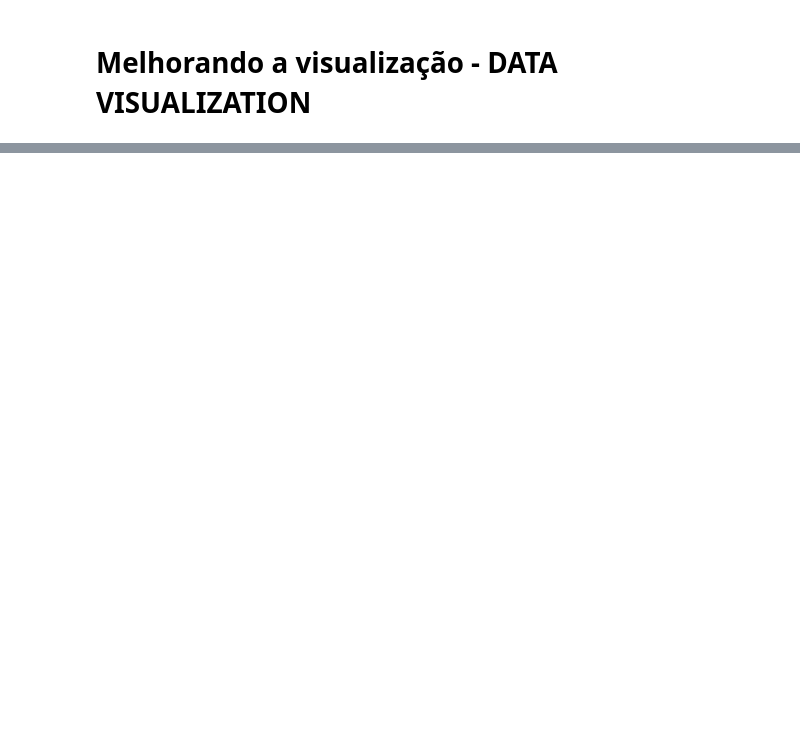
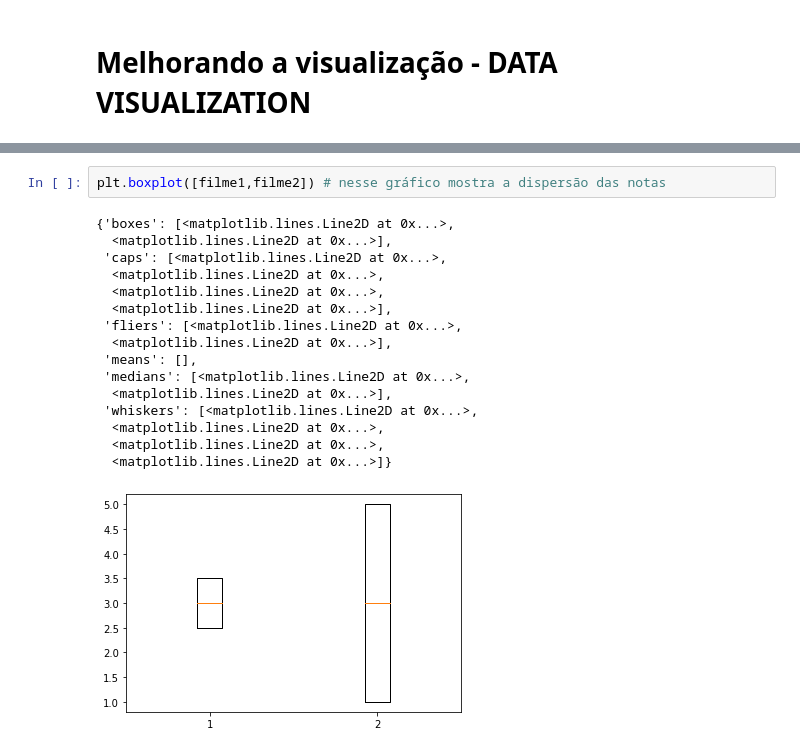
Before and after one commit to leuctr/Data-Science-Alura-Primeiros-Passos, a Jupyter notebook: Data_Science_Primeiros_Passos_Alura.ipynb, the cells around one changed output, grey strips where cells are left out. Cells and saved outputs as stored; diff of their text form; blank space fills up the shorter version.

```diff
--- a/Data_Science_Primeiros_Passos_Alura.ipynb
+++ b/Data_Science_Primeiros_Passos_Alura.ipynb
@@ -427,0 +454,19 @@ sns.catplot(x="original_language",kind = "count", data = filmes_sem_ingles,
+# %%
+plt.boxplot([filme1,filme2]) # nesse gráfico mostra a dispersão das notas
+# %% [output]
+{'boxes': [<matplotlib.lines.Line2D at 0x...>,
+  <matplotlib.lines.Line2D at 0x...>],
+ 'caps': [<matplotlib.lines.Line2D at 0x...>,
+  <matplotlib.lines.Line2D at 0x...>,
+  <matplotlib.lines.Line2D at 0x...>,
+  <matplotlib.lines.Line2D at 0x...>],
+ 'fliers': [<matplotlib.lines.Line2D at 0x...>,
+  <matplotlib.lines.Line2D at 0x...>],
+ 'means': [],
+ 'medians': [<matplotlib.lines.Line2D at 0x...>,
+  <matplotlib.lines.Line2D at 0x...>],
+ 'whiskers': [<matplotlib.lines.Line2D at 0x...>,
+  <matplotlib.lines.Line2D at 0x...>,
+  <matplotlib.lines.Line2D at 0x...>,
+  <matplotlib.lines.Line2D at 0x...>]}
+[figure, added]
```
Also changed, not shown: parts of 20 cells of this notebook.
